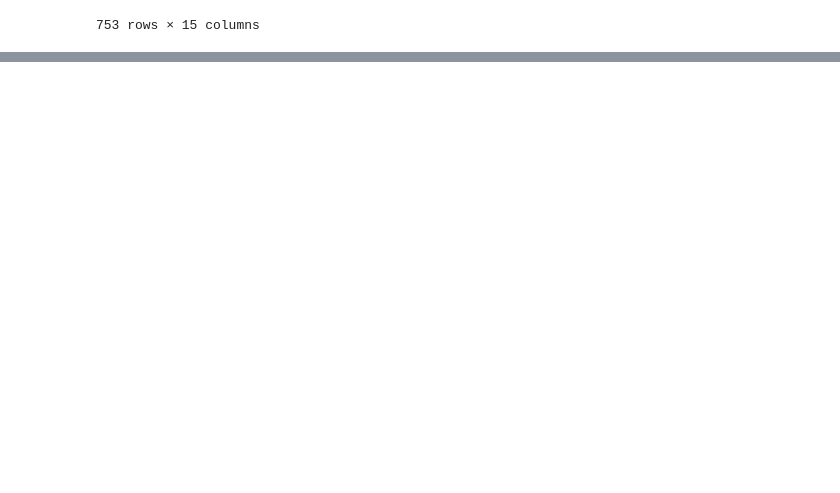
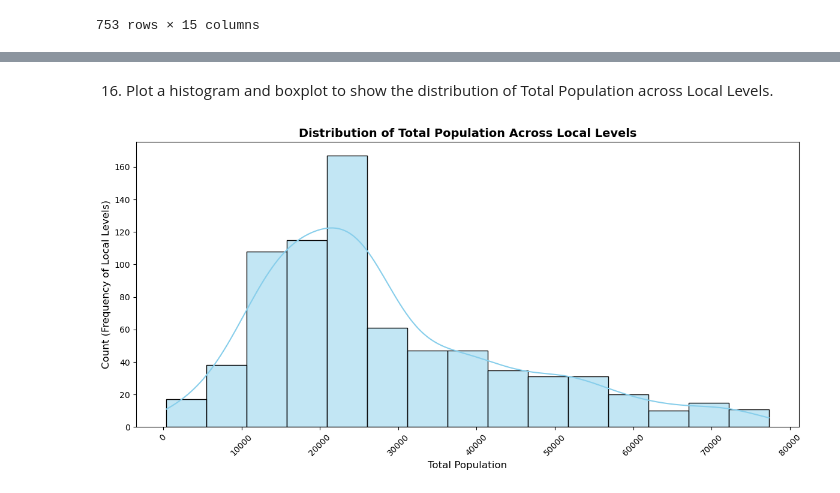
Before and after one commit to bikashsahani/nepal-census-2021-EDA, a Jupyter notebook: census_eda_project.ipynb, the cells around one changed output, grey strips where cells are left out. Saved outputs shown, nothing was run; the diff lists cells and outputs as text; code cells hidden in the pictures; blank space fills up the shorter version.

```diff
--- a/census_eda_project.ipynb
+++ b/census_eda_project.ipynb
@@ -379,0 +523,23 @@ data
+# %% [markdown]
+16. Plot a histogram and boxplot to show the distribution of Total Population across Local Levels.
+# %%
+plt.figure(figsize=(12, 6))
+
+sns.histplot(
+    data=data,  # Make sure this matches your DataFrame variable name
+    x='Total population',
+    bins=15,    # Adjust the number of bins based on your total row count
+    kde=True,   # Keeps the smooth density estimation line
+    color='skyblue'
+)
+
+# Rotate the x-axis numbers if they are tight, though 90 might be overkill for a clean x-axis
+plt.xticks(rotation=45)
+
+plt.title('Distribution of Total Population Across Local Levels', fontsize=14, fontweight='bold')
+plt.xlabel('Total Population', fontsize=12)
+plt.ylabel('Count (Frequency of Local Levels)', fontsize=12)
+plt.tight_layout()
+plt.show()
+# %% [output]
+[figure, added]
```
Also changed, not shown: parts of 20 cells of this notebook.
